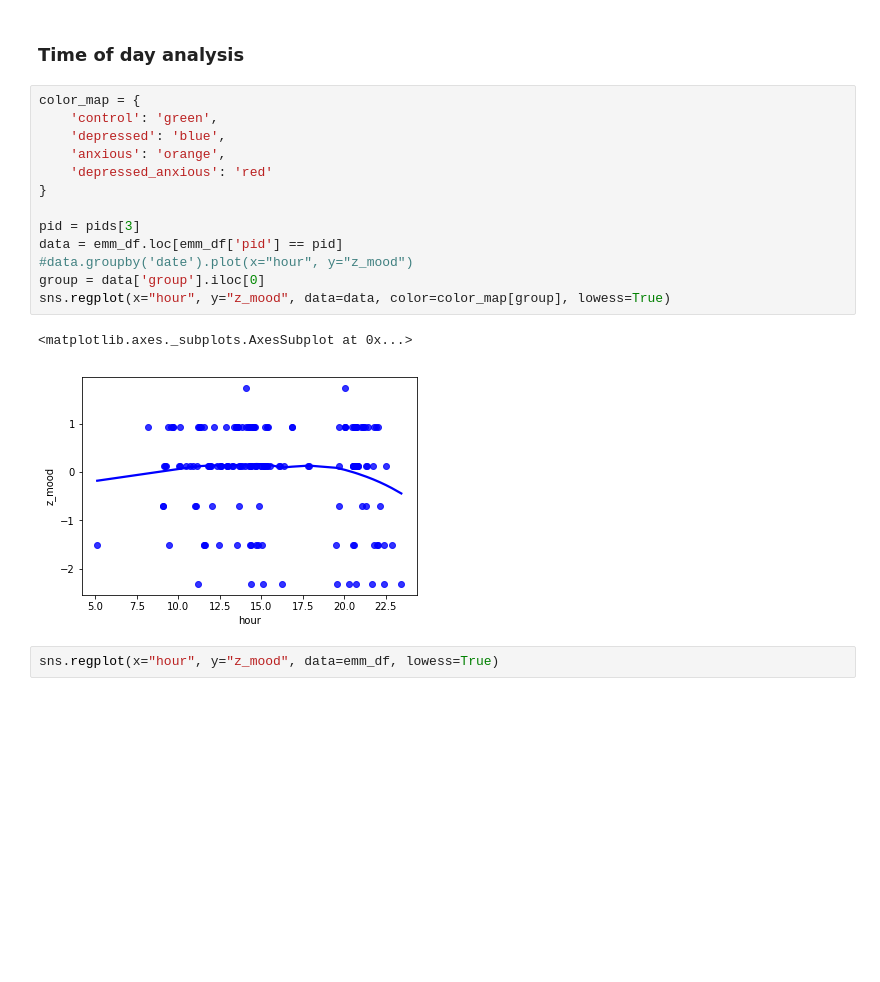
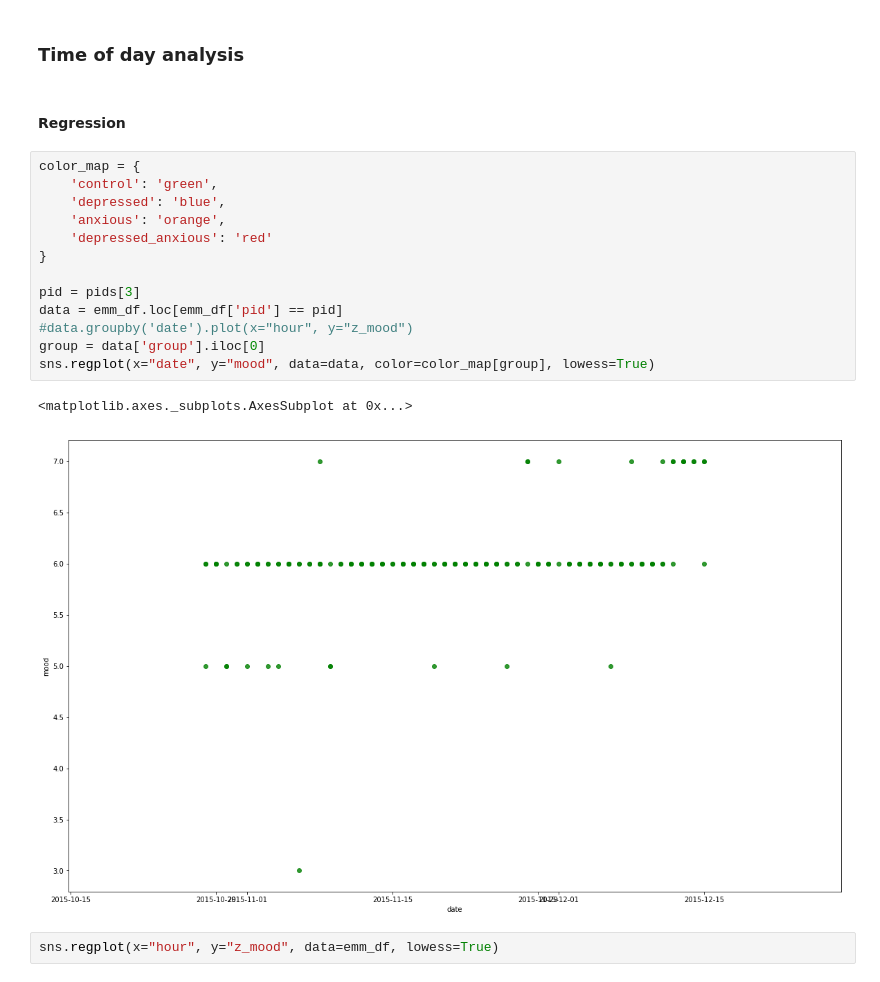
Before and after one commit to tliu526/lifesense, a Jupyter notebook: daily_rhythm.ipynb, the cells around one changed output. Saved outputs shown, nothing was run; the diff lists cells and outputs as text; blank space fills up the shorter version.

```diff
--- a/daily_rhythm.ipynb
+++ b/daily_rhythm.ipynb
@@ -172,22 +145,24 @@ pids = id_dirs.copy()
 pids.remove('1496251') # missing timezone data
 # %% [markdown]
 ### Time of day analysis
+# %% [markdown]
+#### Regression
 # %%
 color_map = {
     'control': 'green',
     'depressed': 'blue',
     'anxious': 'orange',
     'depressed_anxious': 'red'
 }
 
 pid = pids[3]
 data = emm_df.loc[emm_df['pid'] == pid]
 #data.groupby('date').plot(x="hour", y="z_mood")
 group = data['group'].iloc[0]
-sns.regplot(x="hour", y="z_mood", data=data, color=color_map[group], lowess=True)
+sns.regplot(x="date", y="mood", data=data, color=color_map[group], lowess=True)
 # %% [output]
 <matplotlib.axes._subplots.AxesSubplot at 0x...>
-[figure, old version]
+[figure, new version]
 # %%
 sns.regplot(x="hour", y="z_mood", data=emm_df, lowess=True)
 # %% [output]
```
Also changed, not shown: parts of 72 cells of this notebook, 1 other file.
